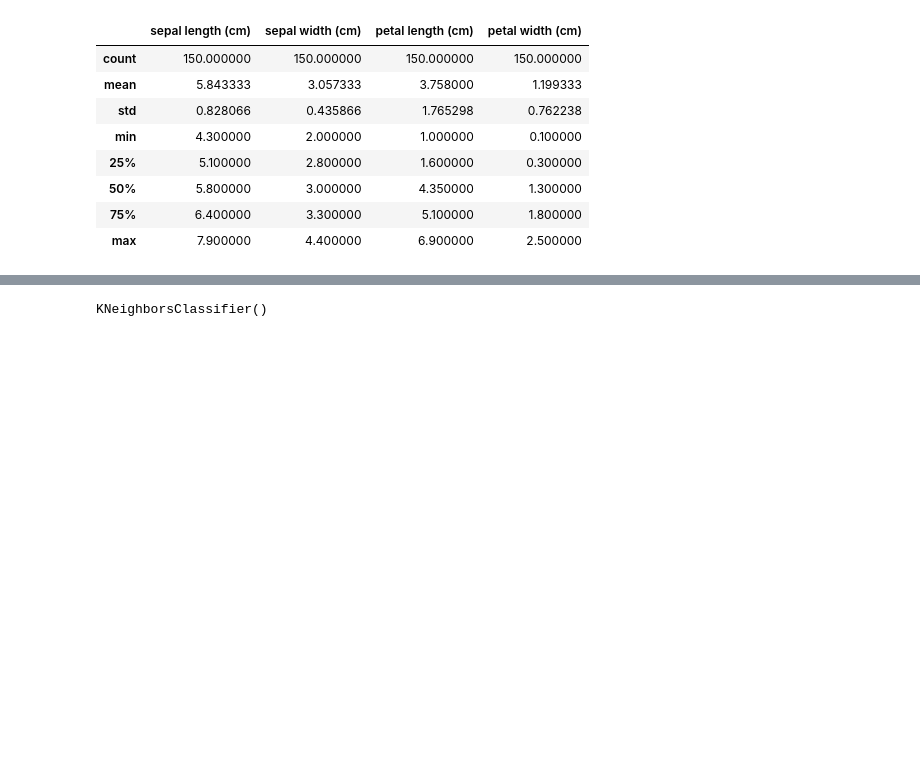
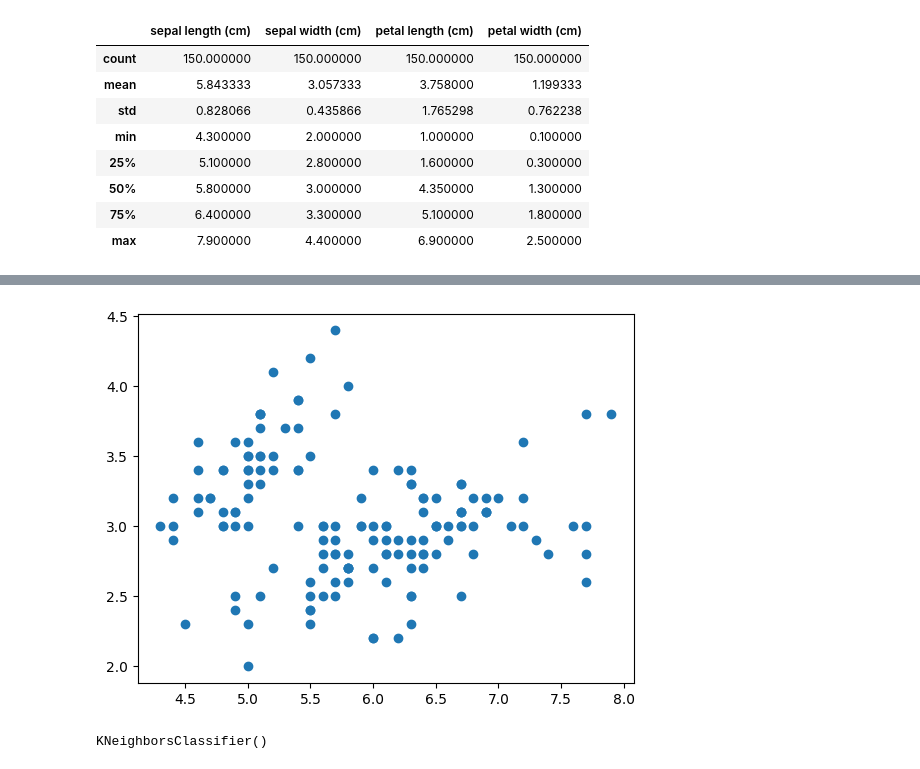
Before and after one commit to zinakhazaee/MachineLearning-SupervisedLearning_Classification, a Jupyter notebook: KNN.ipynb, the cells around one changed output, grey strips where cells are left out. Drawn from its saved outputs; the diff is of its cells as text; code cells hidden in the pictures; blank space fills up the shorter version.

```diff
--- a/KNN.ipynb
+++ b/KNN.ipynb
@@ -87,3 +112,10 @@ df.describe()
+# %%
+plt.scatter(x= df['sepal length (cm)'] , y= df['sepal width (cm)'])
+#plt.xlabel('sepal length (cm)')
+#plt.ylabel('sepal width (cm)')
+plt.show()
+# %% [output]
+[figure, added]
 # %%
 scale = MinMaxScaler()
 X = scale.fit_transform(df)
```
Also changed, not shown: parts of 2 cells of this notebook.
